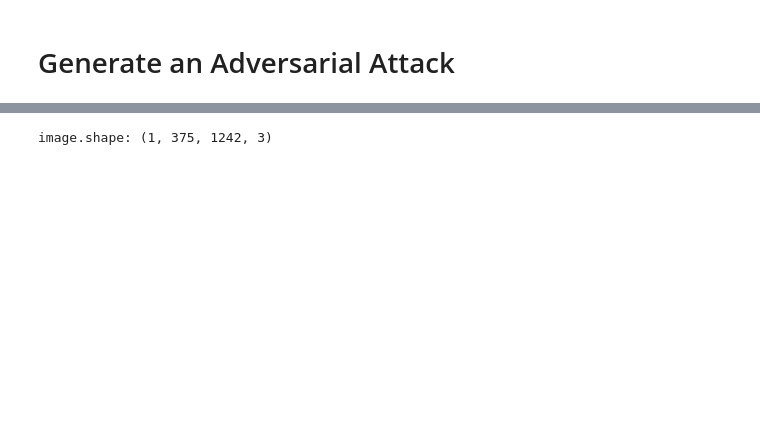
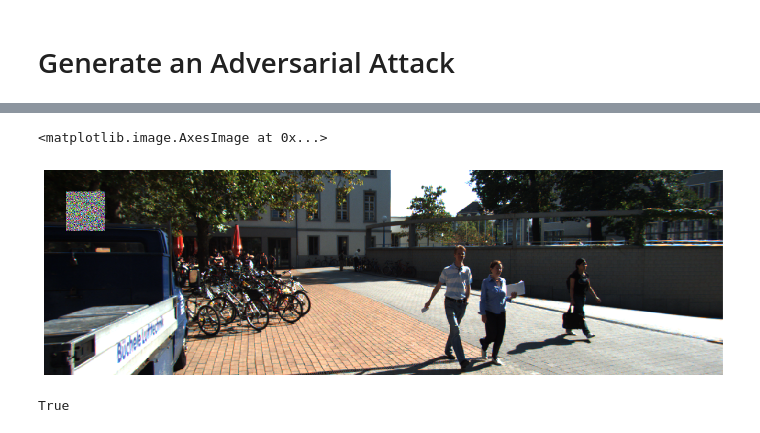
Before and after one commit to ayacherigui/Kitti_FasterRCNN, a Jupyter notebook: Notebooks/DPatch.ipynb, the cells around one changed output, grey strips where cells are left out. Drawn from its saved outputs; the diff is of its cells as text; code cells hidden in the pictures; blank space fills up the shorter version.

```diff
--- a/Notebooks/DPatch.ipynb
+++ b/Notebooks/DPatch.ipynb
@@ -123,0 +109,21 @@ def append_loss_history(loss_history, output):
+# %%
+attack = RobustDPatch(
+    frcnn,
+    patch_shape=(70, 70,3),
+    patch_location=(40, 40),
+    crop_range=[0,0],
+    brightness_range=[1.0, 1.0],
+    rotation_weights=[1, 0, 0, 0],
+    sample_size=2,
+    learning_rate=0.69,
+    max_iter=10,
+    batch_size=1,
+    targeted=True,
+    verbose=True,
+)
+# %%
+pred = frcnn.predict(x=image) #RobustDpatch.generate() accept pred's values as arrays and not tensor
+for i in range(len (pred[0]["scores"])):
+    pred[0]["scores"][i]=0.
+    pred[0]["labels"][i]=8
+    pred[0]["boxes"][i]=[482.9539 , 172.3121 , 542.98627, 236.91972]
@@ -123,0 +138,17 @@ def append_loss_history(loss_history, output):
+# %%
+loss_history = {"loss_classifier": [], "loss_box_reg": [], "loss_objectness": [], "loss_rpn_box_reg": []}
+
+best_x_patch=np.array(((1, 375, 1242, 3)))
+best_loss=0.
+for i in range(4):
+
+    #APPLYING THE PATCH
+    patch= attack.generate(x=image,y=pred)
+    x_patch = attack.apply_patch(x=image)#,patch_external=ex_img
+    loss = get_loss(frcnn, x_patch, frcnn.predict(x=image))
+    print(loss)
+    loss_history = append_loss_history(loss_history, loss)
+    if(loss["loss_classifier"]>best_loss):
+        print("save best patch at iteration",i)
+        best_x_patch=x_patch
+        best_loss=loss["loss_classifier"]
@@ -124,6 +162,19 @@ def append_loss_history(loss_history, output):
+# %%
+plt.figure(figsize=(15,15))
+plt.axis("off")
+plt.imshow(best_x_patch[0].astype(np.uint8), interpolation="nearest")
+# %% [output]
+<matplotlib.image.AxesImage at 0x...>
+[figure, added]
+# %%
+# save the image
+img=best_x_patch[0]
+img = cv2.cvtColor(img, cv2.COLOR_BGR2RGB)
+cv2.imwrite("photo.png", img)
+# %% [output]
+True
 # %%
-img = cv2.resize(input_img, dsize=(input_img.shape[1], input_img.shape[0]), interpolation=cv2.INTER_CUBIC)
+img=cv2.imread("photo.png")
+# Convert to RGB
+img = cv2.cvtColor(img, cv2.COLOR_BGR2RGB)
 image = np.stack([img], axis=0).astype(np.float32)
-print("image.shape:", image.shape)
-# %% [output]
-image.shape: (1, 375, 1242, 3)
```
Also changed, not shown: parts of 28 cells of this notebook.
